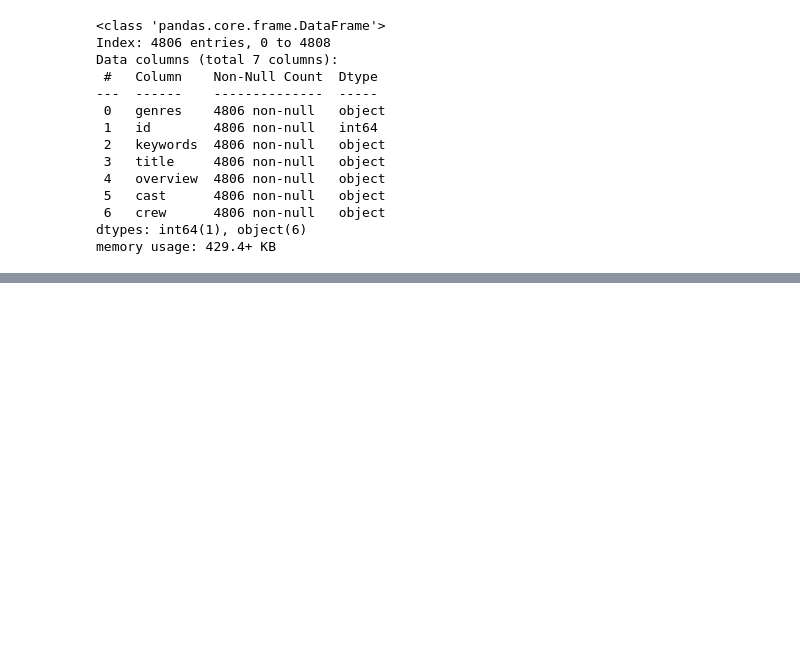
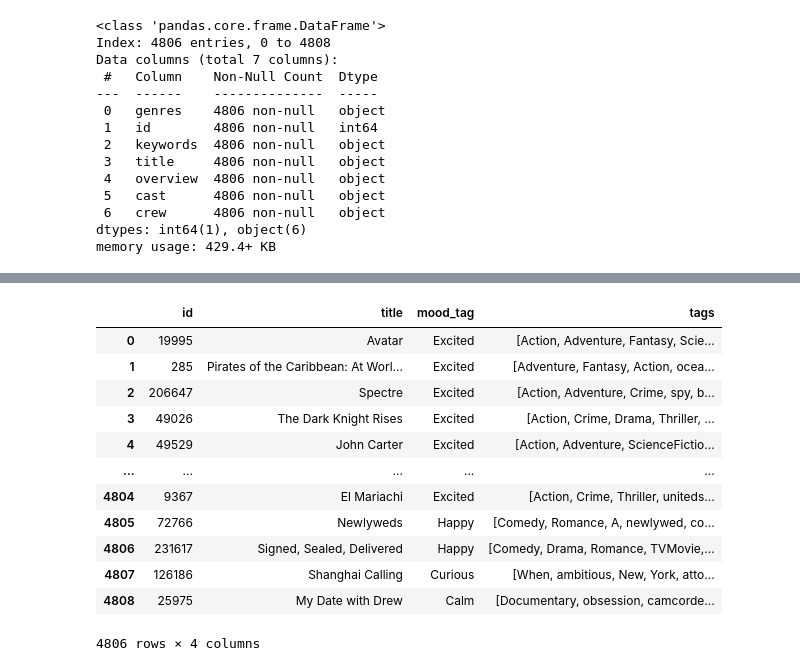
Before and after one commit to notfakeanshu/FireEngine, a Jupyter notebook: Mood Model/Mood.ipynb, the cells around one changed output, grey strips where cells are left out. Cells and saved outputs as stored; diff of their text form; code cells hidden in the pictures; blank space fills up the shorter version.

Commit message:
Recommed & Mood

```diff
--- a/Mood Model/Mood.ipynb
+++ b/Mood Model/Mood.ipynb
@@ -214,0 +221,2 @@ movies.sample(10)
+# %%
+movies['tags'] =  movies['genres'] + movies['keywords']+movies['overview']+movies['cast']+movies['crew']
@@ -214,0 +239,18 @@ movies.sample(10)
+# %%
+df = movies[['id','title','mood_tag','tags']]
+# %%
+df
+# %% [output]
+|  | id | title | mood_tag | tags |
+| 0 | 19995 | Avatar | Excited | [Action, Adventure, Fantasy, Scie... |
+| 1 | 285 | Pirates of the Caribbean: At Worl... | Excited | [Adventure, Fantasy, Action, ocea... |
+| 2 | 206647 | Spectre | Excited | [Action, Adventure, Crime, spy, b... |
+| 3 | 49026 | The Dark Knight Rises | Excited | [Action, Crime, Drama, Thriller, ... |
+| 4 | 49529 | John Carter | Excited | [Action, Adventure, ScienceFictio... |
+| ... | ... | ... | ... | ... |
+| 4804 | 9367 | El Mariachi | Excited | [Action, Crime, Thriller, uniteds... |
+| 4805 | 72766 | Newlyweds | Happy | [Comedy, Romance, A, newlywed, co... |
+| 4806 | 231617 | Signed, Sealed, Delivered | Happy | [Comedy, Drama, Romance, TVMovie,... |
+| 4807 | 126186 | Shanghai Calling | Curious | [When, ambitious, New, York, atto... |
+| 4808 | 25975 | My Date with Drew | Calm | [Documentary, obsession, camcorde... |
+4806 rows × 4 columns
```
Also changed, not shown: parts of 31 cells of this notebook.
